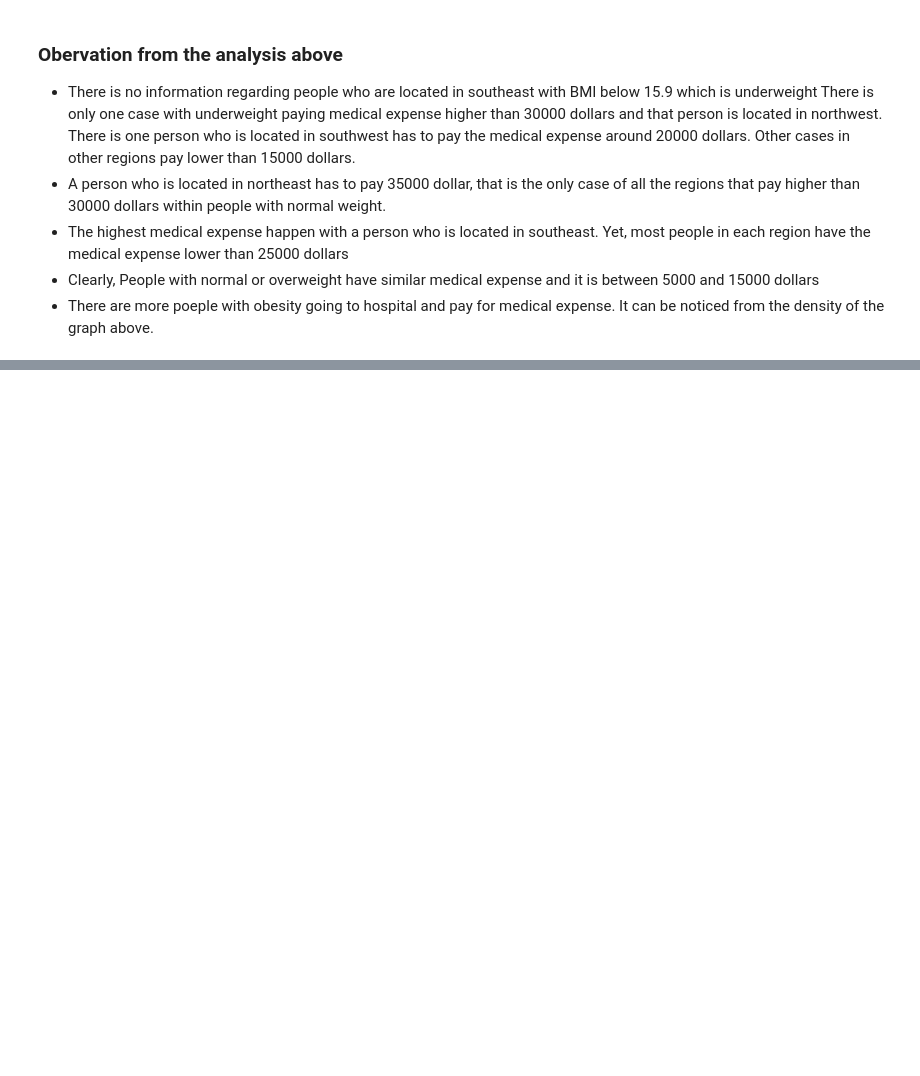
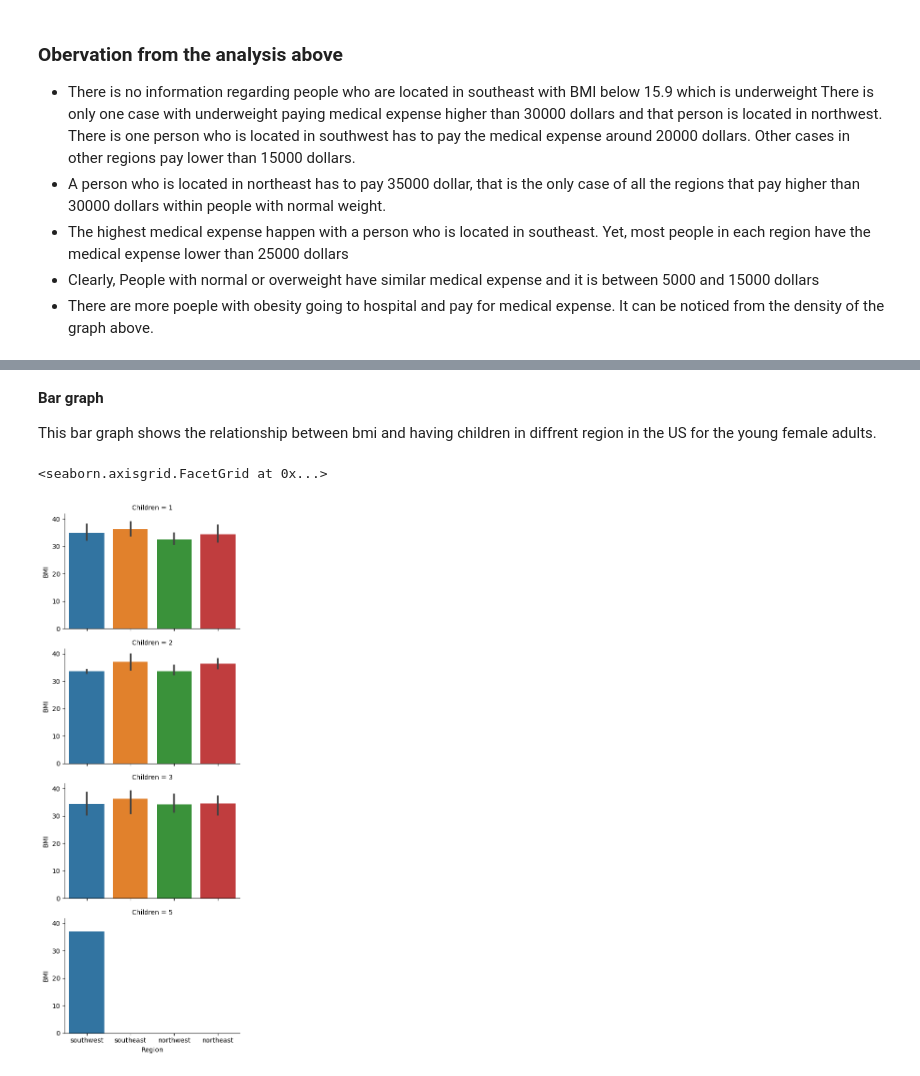
Before and after one commit to ubco-W2022T2-data301/project-group-group10, a Jupyter notebook: analysis/analysis3.ipynb, the cells around one changed output, grey strips where cells are left out. Cells and saved outputs as stored; diff of their text form; code cells hidden in the pictures; blank space fills up the shorter version.

```diff
--- a/analysis/analysis3.ipynb
+++ b/analysis/analysis3.ipynb
@@ -235,0 +664,11 @@ obe.map(sns.scatterplot, "bmi", "charges").set(ylabel="Medical expenses",xlabel=
+# %% [markdown]
+**Bar graph**
+
+This bar graph shows the relationship between bmi and having children in diffrent region in the US for the young female adults.
+# %%
+young_g3=sns.catplot(data=df_young,x='Region',y='BMI',row='Children',kind='bar',height=3,aspect=1.5)
+
+young_g3
+# %% [output]
+<seaborn.axisgrid.FacetGrid at 0x...>
+[figure, added]
```
Also changed, not shown: parts of 46 cells of this notebook, 1 other file.
